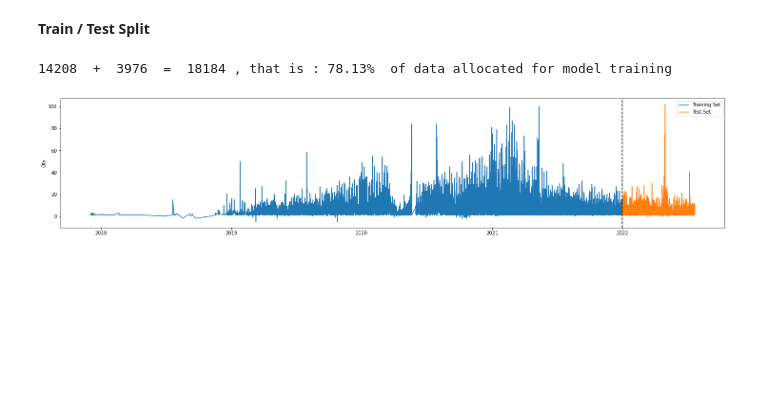
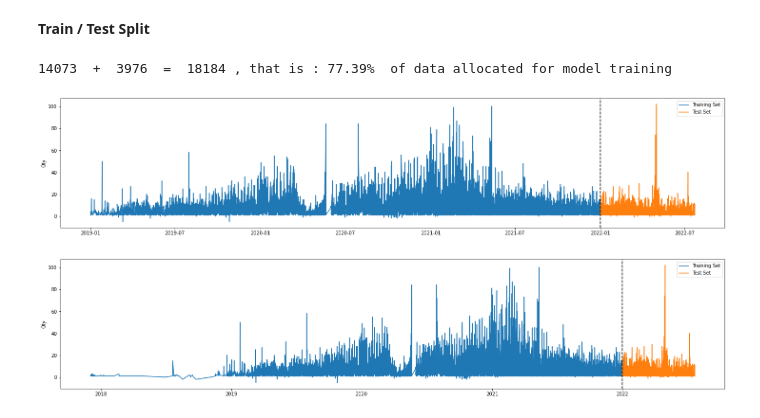
Before and after one commit to hajsf/Time-Series-Forecast, a Jupyter notebook: 05_TrainModel.ipynb, the cells around one changed output. Saved outputs shown, nothing was run; the diff lists cells and outputs as text; code cells hidden in the pictures; blank space fills up the shorter version.

```diff
--- a/05_TrainModel.ipynb
+++ b/05_TrainModel.ipynb
@@ -42,17 +42,27 @@ number of records: 18184
 # %% [markdown]
 **Train / Test Split**
 # %%
-train = df.loc[df['DATE1'] < '2022-01-01'] # df.index.get_level_values('DATE1').dayofweek == 0
+train = df.loc[(df['DATE1'] >= '2019-01-01') & (df['DATE1'] < '2022-01-01')] # df.index.get_level_values('DATE1').dayofweek == 0
 test = df.loc[df['DATE1'] >= '2022-01-01']
 print(len(train), ' + ', len(test), ' = ',len(df), ", that is :", f'{len(train)/len(df):0.2%}', ' of data allocated for model training')
 # %% [output]
-14208  +  3976  =  18184 , that is : 78.13%  of data allocated for model training
+14073  +  3976  =  18184 , that is : 77.39%  of data allocated for model training
 # %%
 # Use this if DATE1 is defined as index
 #df.set_index("DATE1", inplace = True)
 #train = df.loc[df.index.get_level_values('DATE1') < '2022-01-01'] # df.index.get_level_values('DATE1').dayofweek == 0
 #test = df.loc[df.index.get_level_values('DATE1') >= '2022-01-01']
 #print(len(train), ' + ', len(test), ' = ',len(df), ", that is :", f'{len(train)/len(df):0.2%}', ' of data allocated for model training')
+# %%
+fig, ax = plt.subplots(figsize=(25, 5))
+plt.plot(train['DATE1'], train['QTY'], label='Training Set')
+plt.plot(test['DATE1'], test['QTY'], label='Test Set')
+plt.ylabel('Qty')
+plt.legend(['Training Set', 'Test Set'])
+plt.axvline(pd.Timestamp('2022-01-01'), color='black', ls='--')
+plt.show()
+# %% [output]
+[figure, added]
 # %%
 fig, ax = plt.subplots(figsize=(25, 5))
 plt.plot(train['DATE1'], train['QTY'], label='Training Set')
```
Also changed, not shown: parts of 6 cells of this notebook.
